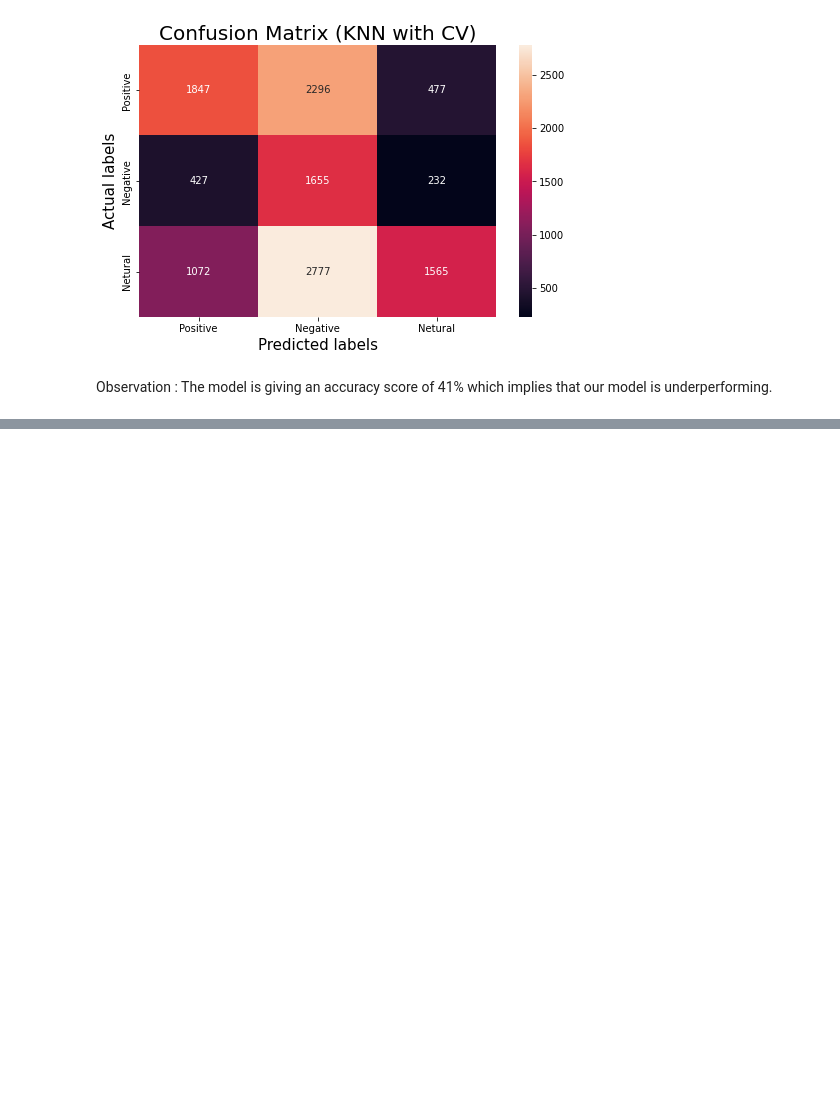
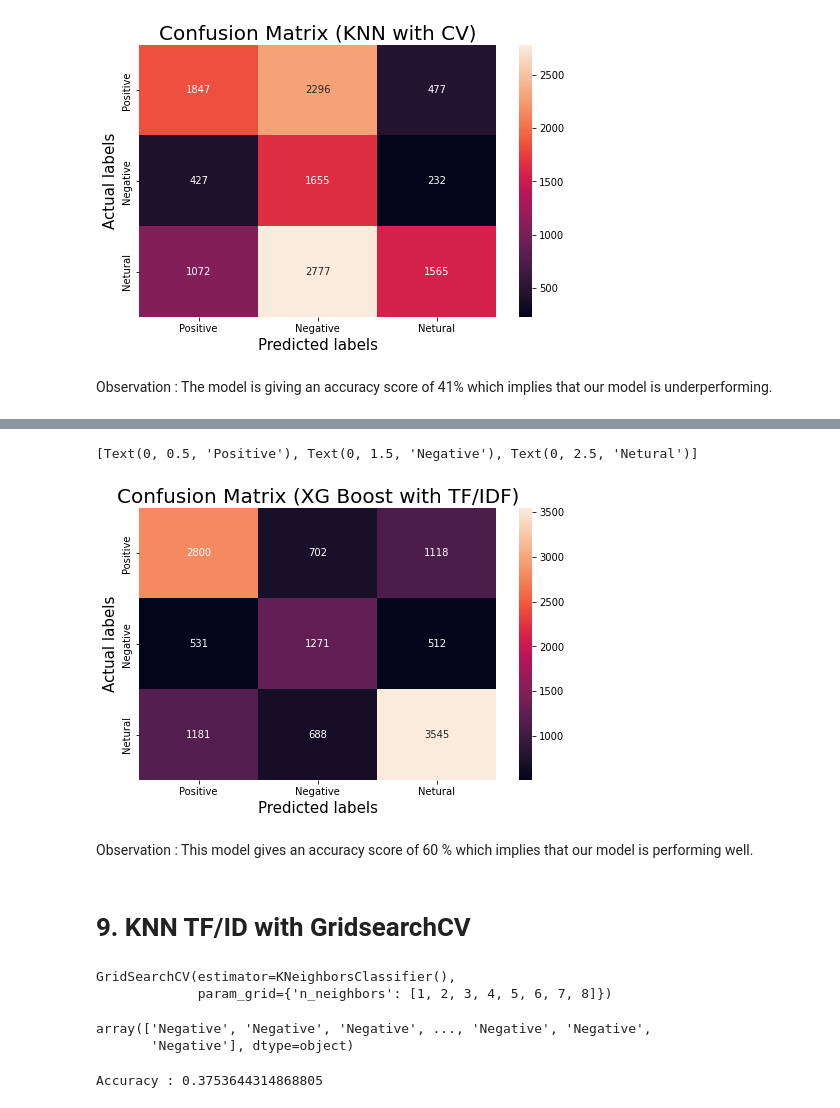
Before and after one commit to Shubhamprasad1995/Coronavirus-Tweet-Sentiment-Analysis, a Jupyter notebook: Coronavirus_Tweet_Sentiment_Analysis_Capstone_Project.ipynb, the cells around one changed output, grey strips where cells are left out. Drawn from its saved outputs; the diff is of its cells as text; code cells hidden in the pictures; blank space fills up the shorter version.

```diff
--- a/Coronavirus_Tweet_Sentiment_Analysis_Capstone_Project.ipynb
+++ b/Coronavirus_Tweet_Sentiment_Analysis_Capstone_Project.ipynb
@@ -618,0 +793,9 @@ The model is giving an accuracy score of 41% which implies that our model is und
+# %%
+# Initializing model
+xgb_tv=DecisionTreeClassifier()
+
+#fitting the data to model
+xgb_tv.fit(tv_X_train,y_train)
+
+#prediction
+pred_xgb_tv=xgb_tv.predict(tv_X_test)
@@ -618,0 +827,32 @@ The model is giving an accuracy score of 41% which implies that our model is und
+# %%
+#Plotting Confussion matrix
+cf3a= (confusion_matrix(y_test,pred_xgb_tv))
+plt.figure(figsize=(8,5))
+ax= plt.subplot()
+sns.heatmap(cf3a, annot=True, fmt=".0f",ax = ax)
+
+# labels, title and ticks
+ax.set_xlabel('Predicted labels', fontsize=15)
+ax.set_ylabel('Actual labels', fontsize=15)
+ax.set_title('Confusion Matrix (XG Boost with TF/IDF)', fontsize=20)
+ax.xaxis.set_ticklabels(labels)
+ax.yaxis.set_ticklabels(labels)
+# %% [output]
+[Text(0, 0.5, 'Positive'), Text(0, 1.5, 'Negative'), Text(0, 2.5, 'Netural')]
+[figure, added]
+# %% [markdown]
+Observation :
+This model gives an accuracy score of 60 % which implies that our model is performing well.
+# %% [markdown]
+# **9. KNN TF/ID with GridsearchCV**
+# %%
+# Initializing model
+knn = KNeighborsClassifier()
+param = {'n_neighbors': [1,2,3,4,5,6,7,8]}
+knn_tv = GridSearchCV(estimator=knn,param_grid=param)
+
+#fitting the data to model
+knn_tv.fit(tv_X_train, y_train)
+# %% [output]
+GridSearchCV(estimator=KNeighborsClassifier(),
+             param_grid={'n_neighbors': [1, 2, 3, 4, 5, 6, 7, 8]})
@@ -618,0 +862,11 @@ The model is giving an accuracy score of 41% which implies that our model is und
+# %%
+pred_knn_tv
+# %% [output]
+array(['Negative', 'Negative', 'Negative', ..., 'Negative', 'Negative',
+       'Negative'], dtype=object)
+# %%
+# Accuracy
+accuracy_KNN_tv = accuracy_score(y_test,pred_knn_tv)
+print("Accuracy :",(accuracy_KNN_tv))
+# %% [output]
+Accuracy : 0.3753644314868805
```
Also changed, not shown: parts of 43 cells of this notebook.
